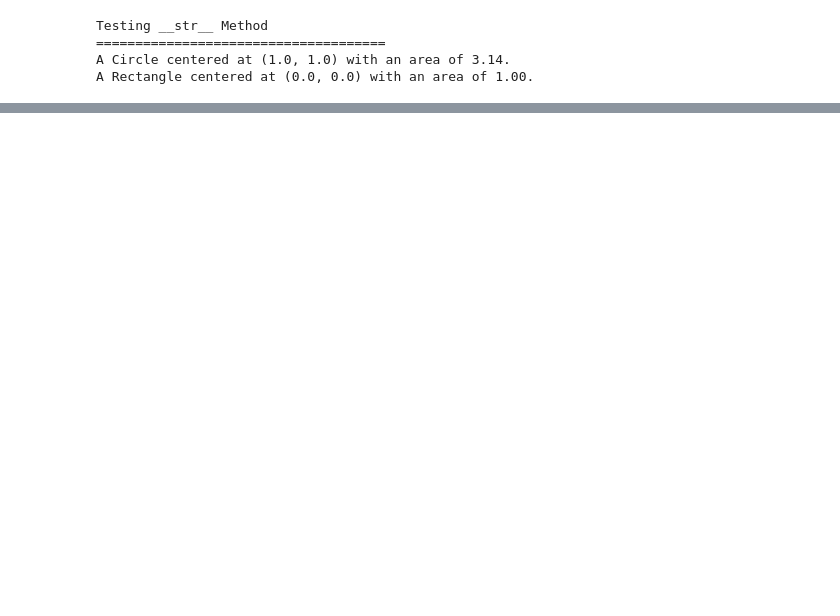
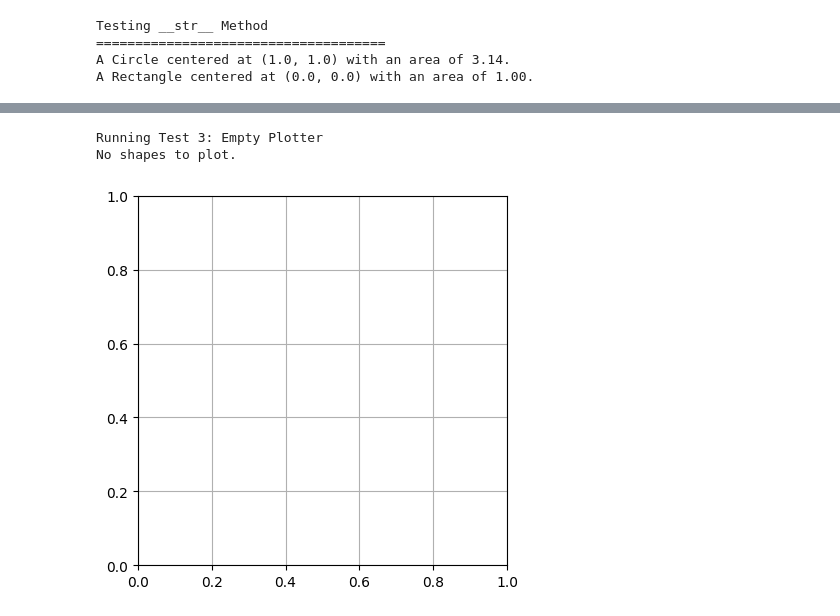
Before and after one commit to indiramahadiva/lab_2_indiramahadiva_python_DE25, a Jupyter notebook: main_test.ipynb, the cells around one changed output, grey strips where cells are left out. Drawn from its saved outputs; the diff is of its cells as text; code cells hidden in the pictures; blank space fills up the shorter version.

```diff
--- a/main_test.ipynb
+++ b/main_test.ipynb
@@ -106,0 +143,10 @@ A Rectangle centered at (0.0, 0.0) with an area of 1.00.
+# %%
+# Test 3: Plotting an Empty Plotter
+print("Running Test 3: Empty Plotter")
+plotter_empty = Shape2dPlotter()
+# I don't add any shapes
+plotter_empty.show_plot() # This should just show a blank grid
+# %% [output]
+Running Test 3: Empty Plotter
+No shapes to plot.
+[figure, added]
```
Also changed, not shown: parts of 7 cells of this notebook, 7 other files.
